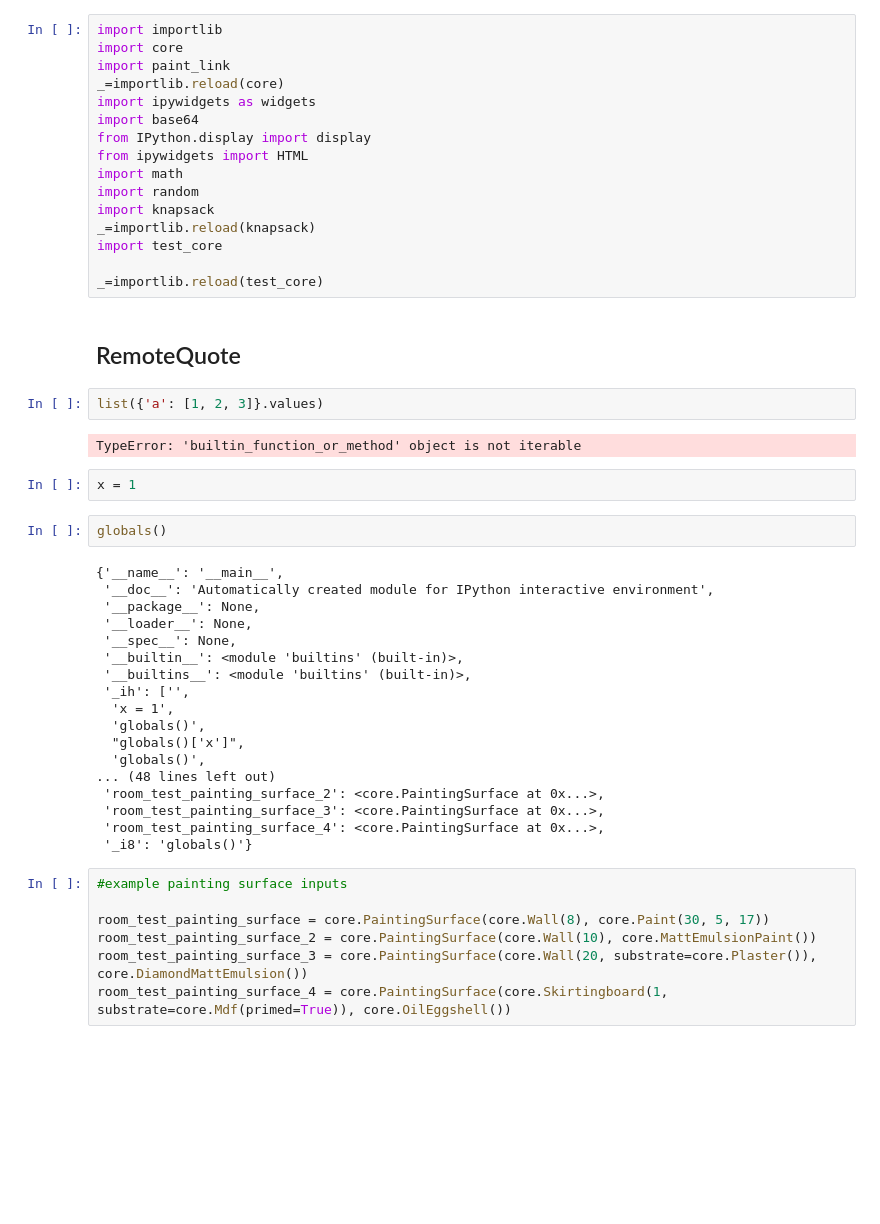
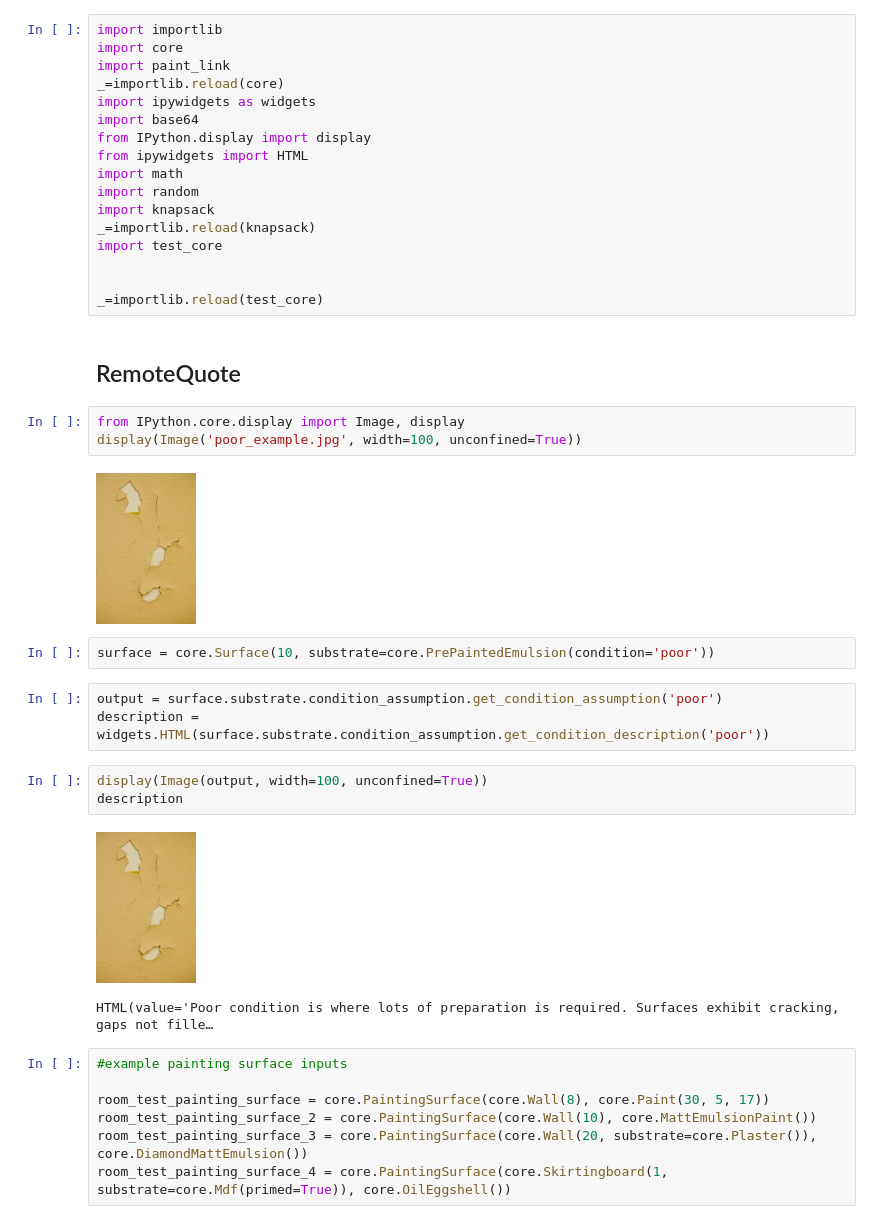
Before and after one commit to bomtall/remote-quote, a Jupyter notebook: play.ipynb, the cells around one changed output. Cells and saved outputs as stored; diff of their text form; blank space fills up the shorter version.

```diff
--- a/play.ipynb
+++ b/play.ipynb
@@ -13,35 +13,26 @@ import knapsack
 _=importlib.reload(knapsack)
 import test_core
 
+
 _=importlib.reload(test_core)
 # %% [markdown]
 ## RemoteQuote
-# %%
-list({'a': [1, 2, 3]}.values)
-# %% [output]
-TypeError: 'builtin_function_or_method' object is not iterable
-# %%
-x = 1
-# %%
-globals()
-# %% [output]
-{'__name__': '__main__',
- '__doc__': 'Automatically created module for IPython interactive environment',
- '__package__': None,
- '__loader__': None,
- '__spec__': None,
- '__builtin__': <module 'builtins' (built-in)>,
- '__builtins__': <module 'builtins' (built-in)>,
- '_ih': ['',
-  'x = 1',
-  'globals()',
-  "globals()['x']",
-  'globals()',
-... (48 lines left out)
- 'room_test_painting_surface_2': <core.PaintingSurface at 0x...>,
- 'room_test_painting_surface_3': <core.PaintingSurface at 0x...>,
- 'room_test_painting_surface_4': <core.PaintingSurface at 0x...>,
- '_i8': 'globals()'}
+# %%
+from IPython.core.display import Image, display
+display(Image('poor_example.jpg', width=100, unconfined=True))
+# %% [output]
+[figure, added]
+# %%
+surface = core.Surface(10, substrate=core.PrePaintedEmulsion(condition='poor'))
+# %%
+output = surface.substrate.condition_assumption.get_condition_assumption('poor')
+description = widgets.HTML(surface.substrate.condition_assumption.get_condition_description('poor'))
+# %%
+display(Image(output, width=100, unconfined=True))
+description
+# %% [output]
+[figure, added]
+HTML(value='Poor condition is where lots of preparation is required. Surfaces exhibit cracking, gaps not fille…
 # %%
 #example painting surface inputs
 
```
Also changed, not shown: parts of 10 cells of this notebook, 2 other files.
